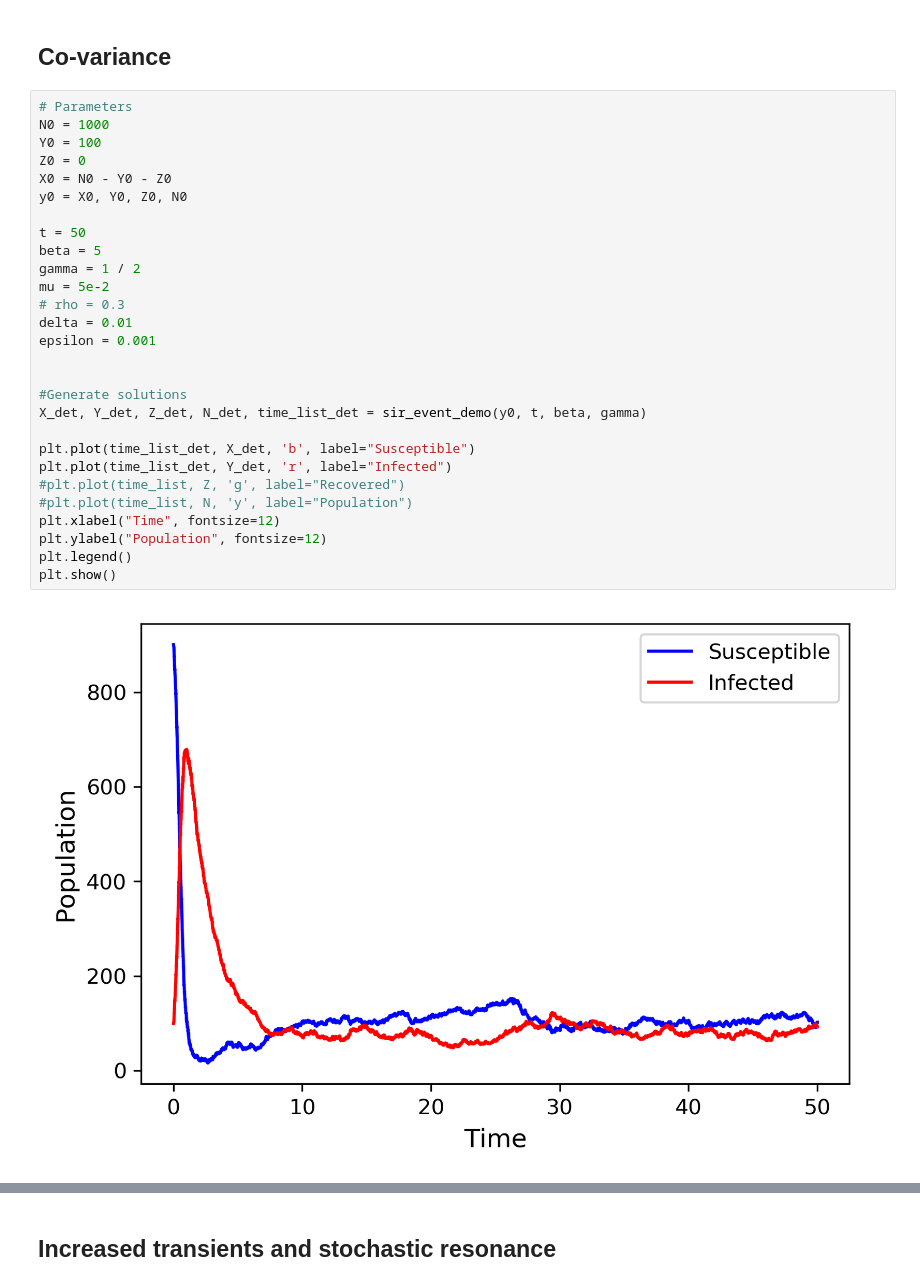
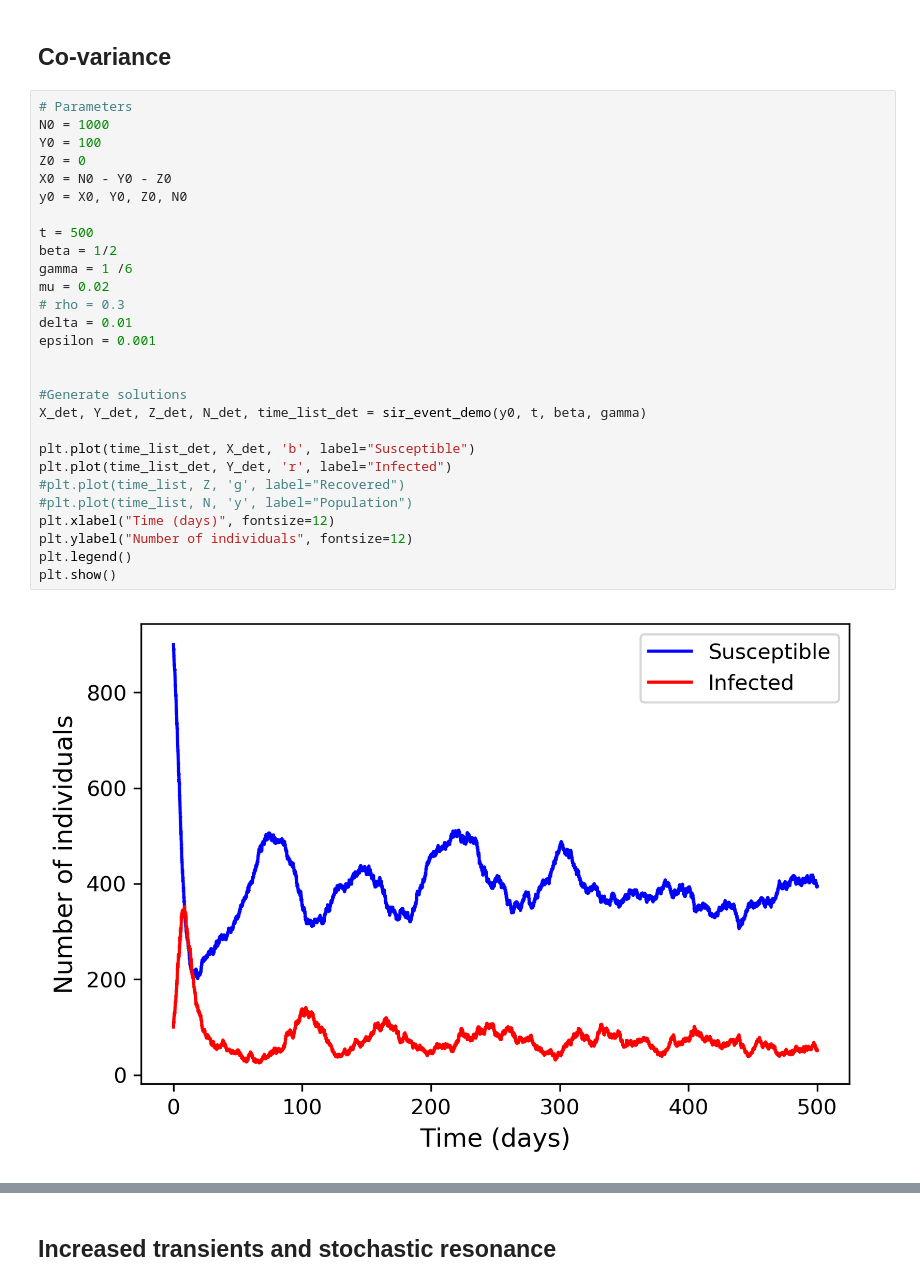
Before and after one commit to sannedonker/ICS_Assignment2, a Jupyter notebook: S_A_M_Donker_10780416_H_M_OudeNijhuis_12942936_Assignment2.ipynb, the cells around one changed output, grey strips where cells are left out. Cells and saved outputs as stored; diff of their text form.

```diff
--- a/S_A_M_Donker_10780416_H_M_OudeNijhuis_12942936_Assignment2.ipynb
+++ b/S_A_M_Donker_10780416_H_M_OudeNijhuis_12942936_Assignment2.ipynb
@@ -314,30 +269,30 @@ variability2(100, y0, t, beta, gamma)
 # %%
 # Parameters
 N0 = 1000
 Y0 = 100
 Z0 = 0
 X0 = N0 - Y0 - Z0
 y0 = X0, Y0, Z0, N0
 
-t = 50
-beta = 5
-gamma = 1 / 2
-mu = 5e-2
+t = 500
+beta = 1/2
+gamma = 1 /6
+mu = 0.02
 # rho = 0.3
 delta = 0.01
 epsilon = 0.001
 
 
 #Generate solutions
 X_det, Y_det, Z_det, N_det, time_list_det = sir_event_demo(y0, t, beta, gamma)
 
 plt.plot(time_list_det, X_det, 'b', label="Susceptible")
 plt.plot(time_list_det, Y_det, 'r', label="Infected")
 #plt.plot(time_list, Z, 'g', label="Recovered")
 #plt.plot(time_list, N, 'y', label="Population")
-plt.xlabel("Time", fontsize=12)
-plt.ylabel("Population", fontsize=12)
+plt.xlabel("Time (days)", fontsize=12)
+plt.ylabel("Number of individuals", fontsize=12)
 plt.legend()
 plt.show()
 # %% [output]
-[figure, old version]
+[figure, new version]
```
Also changed, not shown: parts of 16 cells of this notebook.
